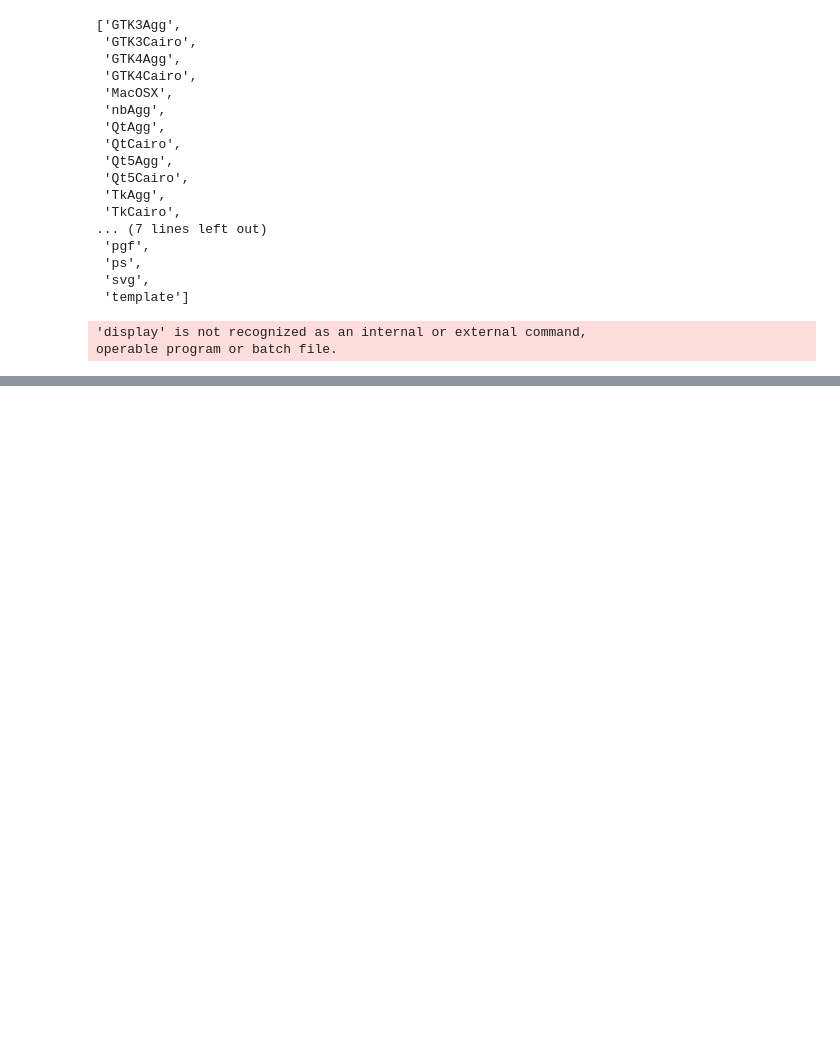
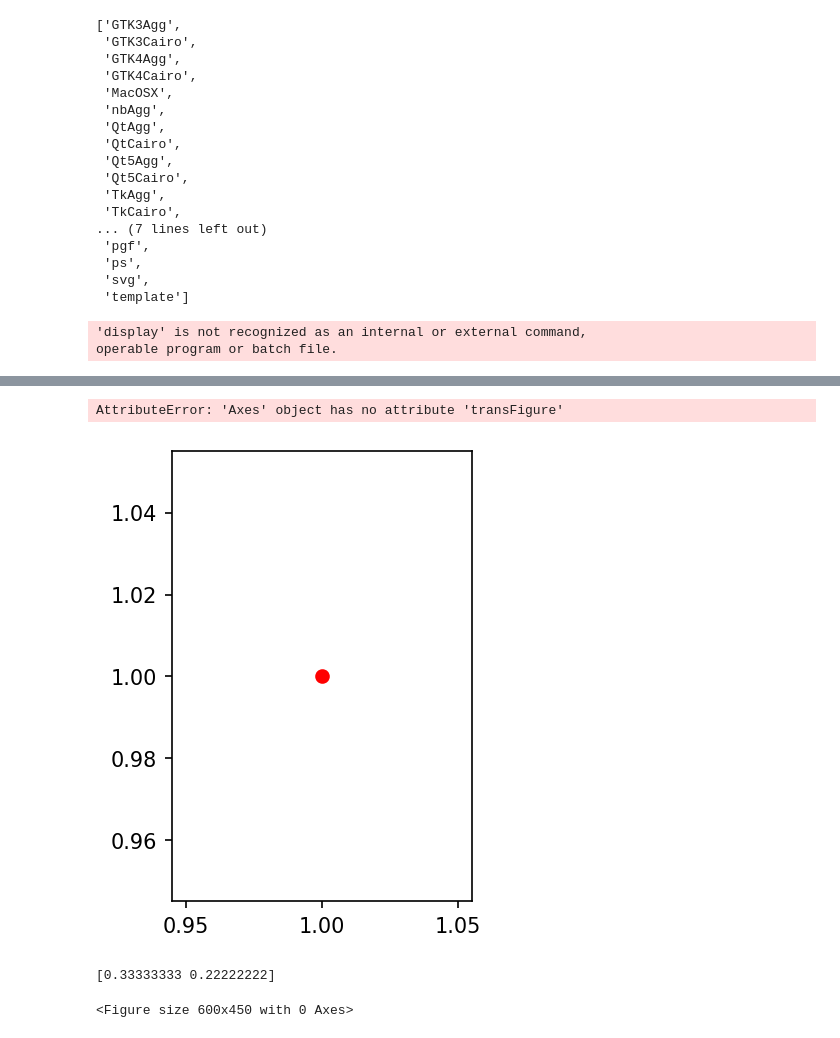
Before and after one commit to yashraj-shri17/GENERAL-STUFF, a Jupyter notebook: MatPlot-1.ipynb, the cells around one changed output, grey strips where cells are left out. Saved outputs shown, nothing was run; the diff lists cells and outputs as text; code cells hidden in the pictures; blank space fills up the shorter version.

```diff
--- a/MatPlot-1.ipynb
+++ b/MatPlot-1.ipynb
@@ -626,0 +665,21 @@ operable program or batch file.
+# %%
+#trans Figures  (data -> display)
+fig = plt.figure()
+ax = fig.add_axes([0,0,0.5,1])
+ax.plot(1,1,'ro')
+print(ax.transFigure.transform((1,1)))
+plt.clf()
+# %% [output]
+AttributeError: 'Axes' object has no attribute 'transFigure'
+[figure, added]
+# %%
+#inverted transformation (display -> data)
+fig = plt.figure()
+ax = fig.add_axes([0,0,0.5,1])
+ax.plot(1,1,'ro')
+inv = ax.transData.inverted()
+print(inv.transform((100,100)))
+plt.clf()
+# %% [output]
+[0.33333333 0.22222222]
+<Figure size 600x450 with 0 Axes>
```
Also changed, not shown: parts of 40 cells of this notebook.
